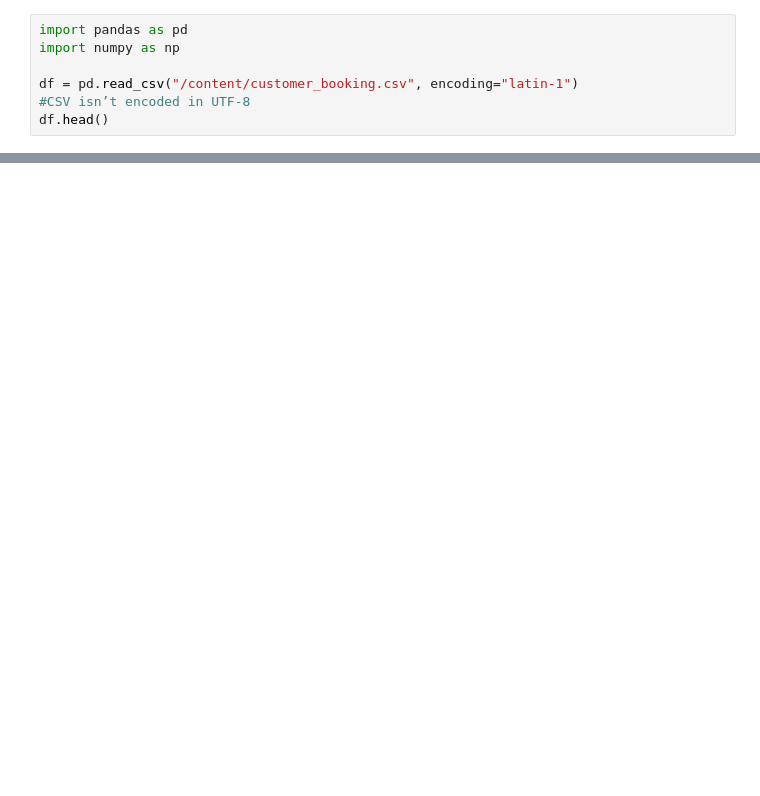
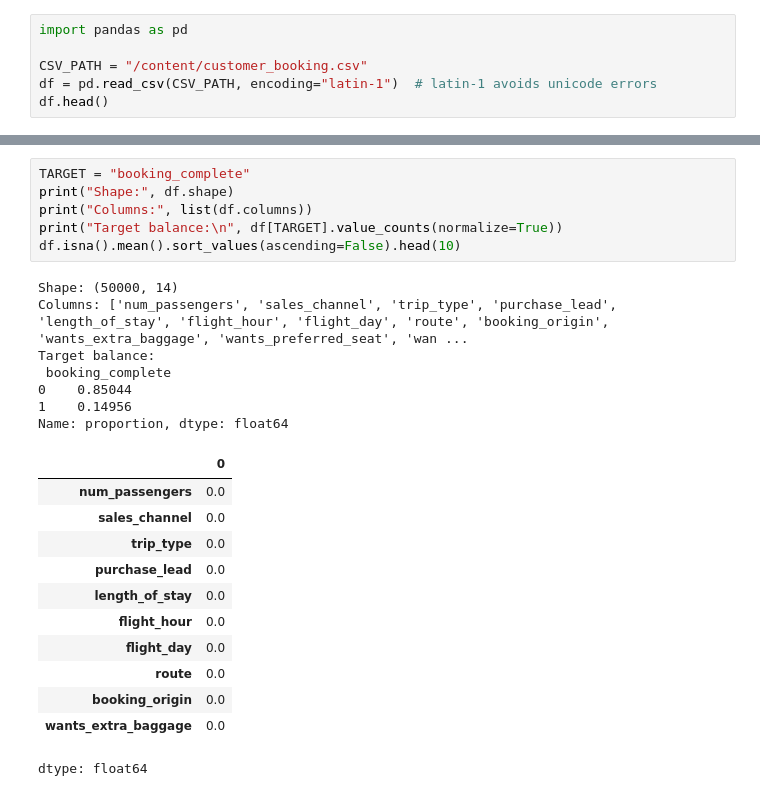
Before and after one commit to Rakin106/BA-Customer-Booking-Prediction, a Jupyter notebook: BA_Customer_Booking_Prediction.ipynb, the cells around one changed output, grey strips where cells are left out. Drawn from its saved outputs; the diff is of its cells as text; blank space fills up the shorter version.

```diff
--- a/BA_Customer_Booking_Prediction.ipynb
+++ b/BA_Customer_Booking_Prediction.ipynb
@@ -1,9 +1,8 @@
 # %%
 import pandas as pd
-import numpy as np
 
-df = pd.read_csv("/content/customer_booking.csv", encoding="latin-1")
-#CSV isn’t encoded in UTF-8
+CSV_PATH = "/content/customer_booking.csv"
+df = pd.read_csv(CSV_PATH, encoding="latin-1")  # latin-1 avoids unicode errors
 df.head()
 # %% [output]
 |  | num_passengers | sales_channel | trip_type | purchase_lead | length_of_stay | flight_hour | flight_day | ... |
@@ -46,0 +14,26 @@ df.describe()
+# %%
+TARGET = "booking_complete"
+print("Shape:", df.shape)
+print("Columns:", list(df.columns))
+print("Target balance:\n", df[TARGET].value_counts(normalize=True))
+df.isna().mean().sort_values(ascending=False).head(10)
+# %% [output]
+Shape: (50000, 14)
+Columns: ['num_passengers', 'sales_channel', 'trip_type', 'purchase_lead', 'length_of_stay', 'flight_hour', 'flight_day', 'route', 'booking_origin', 'wants_extra_baggage', 'wants_preferred_seat', 'wan ...
+Target balance:
+ booking_complete
+0    0.85044
+1    0.14956
+Name: proportion, dtype: float64
+|  | 0 |
+| num_passengers | 0.0 |
+| sales_channel | 0.0 |
+| trip_type | 0.0 |
+| purchase_lead | 0.0 |
+| length_of_stay | 0.0 |
+| flight_hour | 0.0 |
+| flight_day | 0.0 |
+| route | 0.0 |
+| booking_origin | 0.0 |
+| wants_extra_baggage | 0.0 |
+dtype: float64
```
Also changed, not shown: parts of 7 cells of this notebook.
